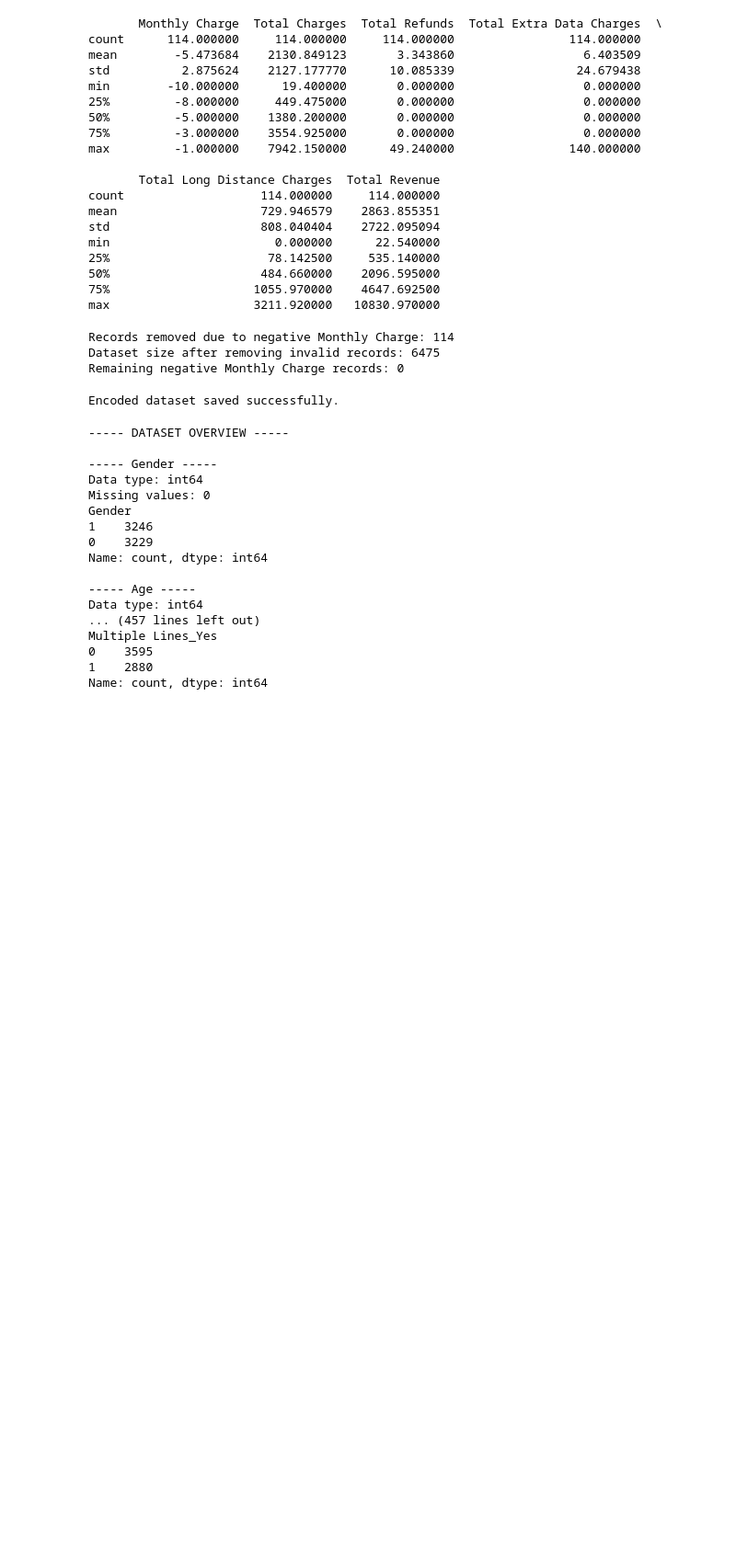
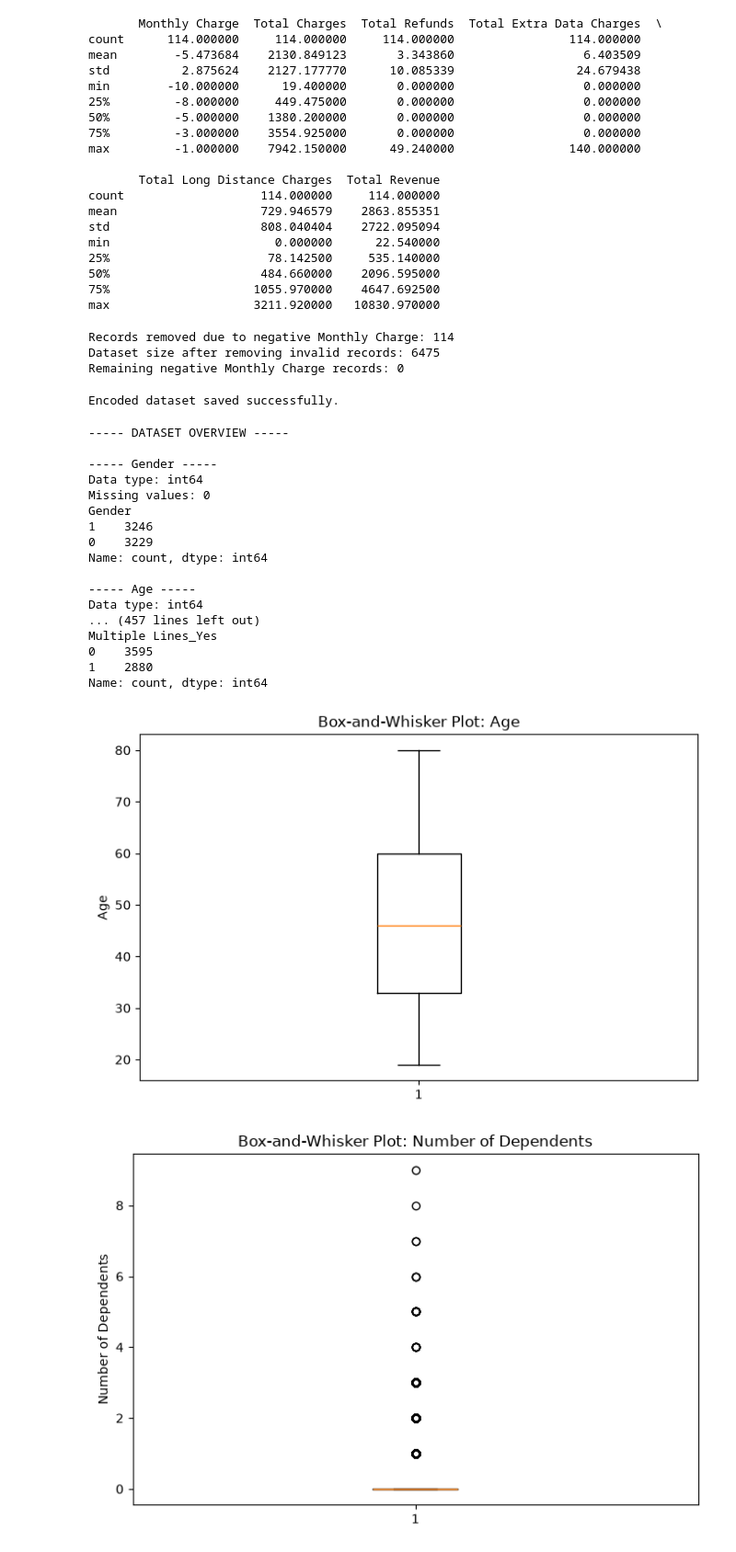
Before and after one commit to ngg1016/ENGE707-2026-S2-Low-Battery, a Jupyter notebook: notebooks/Telecom_AI.ipynb, the cells around one changed output. Shown at 92% size. Drawn from its saved outputs; the diff is of its cells as text; code cells hidden in the pictures; blank space fills up the shorter version.

Commit message:
Full investigation into outliers done
Found lots and lots, but some measurements were ill-suited and the rest were all okay. Data will be left as is

```diff
--- a/notebooks/Telecom_AI.ipynb
+++ b/notebooks/Telecom_AI.ipynb
@@ -793,3 +793,35 @@ Multiple Lines_Yes
 0    3595
 1    2880
 Name: count, dtype: int64
+# %%
+numerical_cols = [
+    "Age",
+    "Number of Dependents",
+    "Number of Referrals",
+    "Tenure in Months",
+    "Avg Monthly Long Distance Charges",
+    "Avg Monthly GB Download",
+    "Monthly Charge",
+    "Total Charges",
+    "Total Refunds",
+    "Total Extra Data Charges",
+    "Total Long Distance Charges",
+    "Total Revenue"
+]
+
+for col in numerical_cols:
+    plt.figure(figsize=(8, 5))
+
+    plt.boxplot(df[col].dropna())
+
+    plt.title(f"Box-and-Whisker Plot: {col}")
+    plt.ylabel(col)
+
+    plt.show()
+
+# Generating box and whiskers to mathematically find statistical outliers for continuous numerical features.
+# Some of these have strangely no box, they're all outliers.
+# Will investigate, but some of them look very good, not alarming
+# %% [output]
+[figure, added]
+[figure, added]
```
Also changed, not shown: parts of 11 cells of this notebook.
